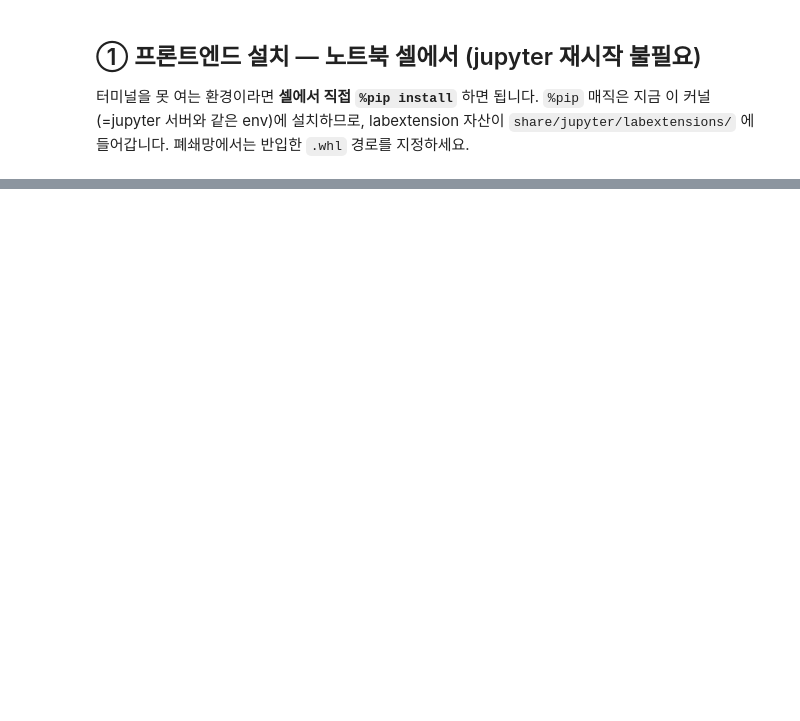
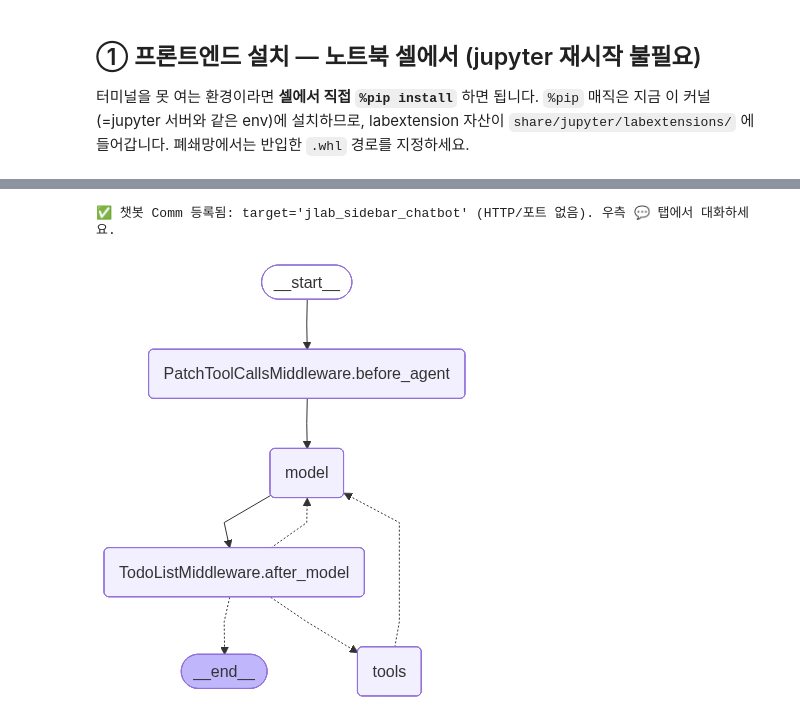
Before and after one commit to yoon-gu/sandbox-sentinel, a Jupyter notebook: 007-jupyterlab-sidebar-chatbot/demo.ipynb, the cells around one changed output, grey strips where cells are left out. Cells and saved outputs as stored; diff of their text form; code cells hidden in the pictures; blank space fills up the shorter version.

```diff
--- a/007-jupyterlab-sidebar-chatbot/demo.ipynb
+++ b/007-jupyterlab-sidebar-chatbot/demo.ipynb
@@ -44,0 +30,12 @@ start_graph_server()
+# %%
+# (커널-Comm 전송) HTTP 서버 없이 — 커널에 직접 챗봇을 등록합니다.
+#   원격/컨테이너(JupyterHub Pod, 8888만 열림)에서도 동작: 별도 포트(8765) 안 씀.
+from jlab_sidebar_chatbot import register_chatbot_comm, unregister_chatbot_comm
+
+register_chatbot_comm(provider="ollama", model="qwen3.5:0.8b", base_url=None)   # 호스트 Ollama 사용
+# 모델 없이 전송만 점검(고정 응답 stub): register_chatbot_comm(base_url=None)
+# 해제: unregister_chatbot_comm()
+# → 우측 💬 탭에서 대화. 사이드바가 '이 노트북의 커널'에 Comm 으로 붙어 토큰 스트리밍.
+# %% [output]
+✅ 챗봇 Comm 등록됨: target='jlab_sidebar_chatbot' (HTTP/포트 없음). 우측 💬 탭에서 대화하세요.
+[figure, added]
```
Also changed, not shown: parts of 9 cells of this notebook, 14 other files.
